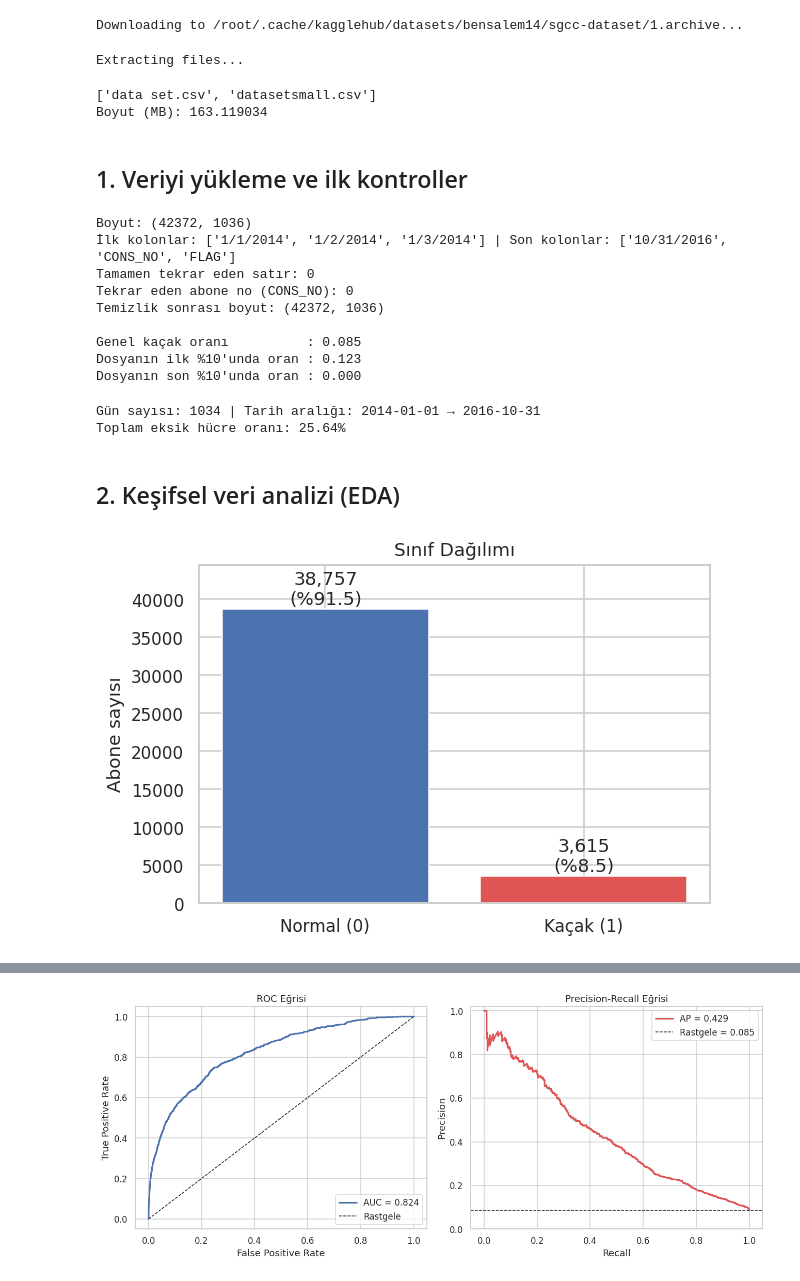
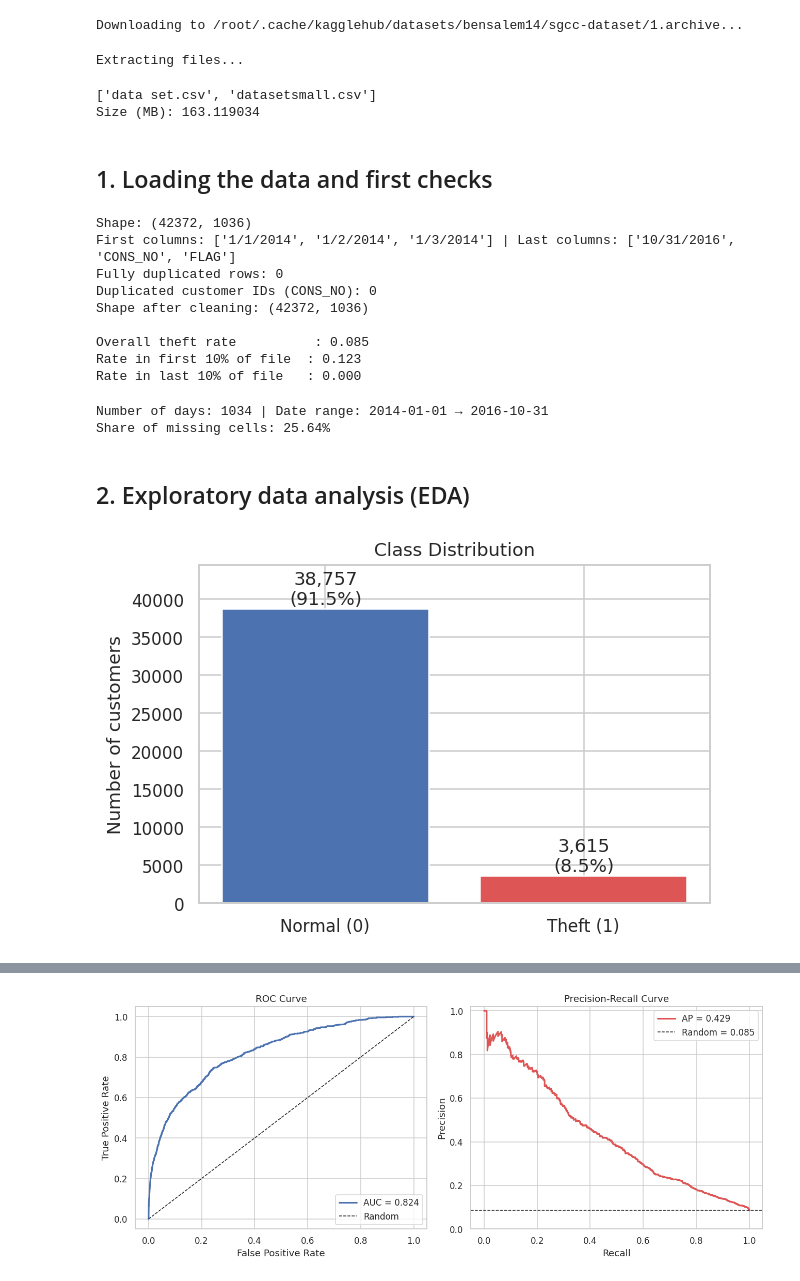
Before and after one commit to Mervecaliskann/electricity-theft-detection, a Jupyter notebook: electricity_theft_detection.ipynb, the cells around one changed output, grey strips where cells are left out. Saved outputs shown, nothing was run; the diff lists cells and outputs as text; code cells hidden in the pictures.

```diff
--- a/electricity_theft_detection.ipynb
+++ b/electricity_theft_detection.ipynb
@@ -40,7 +42,7 @@ import kagglehub
 path = kagglehub.dataset_download("bensalem14/sgcc-dataset")
 print(os.listdir(path))
 DATA_PATH = os.path.join(path, "data set.csv")
-print("Boyut (MB):", os.path.getsize(DATA_PATH) / 1e6)
+print("Size (MB):", os.path.getsize(DATA_PATH) / 1e6)
 
 IMG_DIR = 'images'
 os.makedirs(IMG_DIR, exist_ok=True)
@@ -54,66 +56,66 @@ def save_fig(name):
 Downloading to /root/.cache/kagglehub/datasets/bensalem14/sgcc-dataset/1.archive...
 Extracting files...
 ['data set.csv', 'datasetsmall.csv']
-Boyut (MB): 163.119034
+Size (MB): 163.119034
 # %% [markdown]
-## 1. Veriyi yükleme ve ilk kontroller
+## 1. Loading the data and first checks
 # %%
 data = pd.read_csv(DATA_PATH)
-print('Boyut:', data.shape)
-print('İlk kolonlar:', data.columns[:3].tolist(), '| Son kolonlar:', data.columns[-3:].tolist())
+print('Shape:', data.shape)
+print('First columns:', data.columns[:3].tolist(), '| Last columns:', data.columns[-3:].tolist())
 
-# Tekrar eden kayıtlar
-print('Tamamen tekrar eden satır:', data.duplicated().sum())
+# Duplicate records
+print('Fully duplicated rows:', data.duplicated().sum())
 data = data.drop_duplicates()
-print('Tekrar eden abone no (CONS_NO):', data['CONS_NO'].duplicated().sum())
+print('Duplicated customer IDs (CONS_NO):', data['CONS_NO'].duplicated().sum())
 data = data.drop_duplicates(subset='CONS_NO', keep='first').reset_index(drop=True)
-print('Temizlik sonrası boyut:', data.shape)
+print('Shape after cleaning:', data.shape)
 
-# Dosyanın FLAG'e göre sıralı olup olmadığı:
-# Sıralıysa, satırlar arası (axis=0) interpolasyon etiket bilgisini modele sızdırır.
+# Is the file sorted by FLAG?
+# If it is, interpolating across rows (axis=0) would leak label information into the model.
 n = len(data) // 10
-print(f"\nGenel kaçak oranı          : {data['FLAG'].mean():.3f}")
-print(f"Dosyanın ilk %10'unda oran : {data['FLAG'].iloc[:n].mean():.3f}")
-print(f"Dosyanın son %10'unda oran : {data['FLAG'].iloc[-n:].mean():.3f}")
+print(f"\nOverall theft rate          : {data['FLAG'].mean():.3f}")
+print(f"Rate in first 10% of file  : {data['FLAG'].iloc[:n].mean():.3f}")
+print(f"Rate in last 10% of file   : {data['FLAG'].iloc[-n:].mean():.3f}")
 # %% [output]
-Boyut: (42372, 1036)
-İlk kolonlar: ['1/1/2014', '1/2/2014', '1/3/2014'] | Son kolonlar: ['10/31/2016', 'CONS_NO', 'FLAG']
-Tamamen tekrar eden satır: 0
-Tekrar eden abone no (CONS_NO): 0
-Temizlik sonrası boyut: (42372, 1036)
+Shape: (42372, 1036)
+First columns: ['1/1/2014', '1/2/2014', '1/3/2014'] | Last columns: ['10/31/2016', 'CONS_NO', 'FLAG']
+Fully duplicated rows: 0
+Duplicated customer IDs (CONS_NO): 0
+Shape after cleaning: (42372, 1036)
 
-Genel kaçak oranı          : 0.085
-Dosyanın ilk %10'unda oran : 0.123
-Dosyanın son %10'unda oran : 0.000
+Overall theft rate          : 0.085
+Rate in first 10% of file  : 0.123
+Rate in last 10% of file   : 0.000
 # %%
 y = data['FLAG'].astype(int)
 cons_no = data['CONS_NO'].astype(str)
 
 X_raw = data.drop(columns=['CONS_NO', 'FLAG'])
 X_raw.columns = pd.to_datetime(X_raw.columns, format='%m/%d/%Y')
-X_raw = X_raw.sort_index(axis=1)          # güvenlik için kronolojik sıralama
+X_raw = X_raw.sort_index(axis=1)          # sort chronologically, to be safe
 X_raw = X_raw.astype(float)
 
-print('Gün sayısı:', X_raw.shape[1], '| Tarih aralığı:', X_raw.columns.min().date(), '→', X_raw.columns.max().date())
-print('Toplam eksik hücre oranı: %.2f%%' % (100 * X_raw.isna().values.mean()))
+print('Number of days:', X_raw.shape[1], '| Date range:', X_raw.columns.min().date(), '→', X_raw.columns.max().date())
+print('Share of missing cells: %.2f%%' % (100 * X_raw.isna().values.mean()))
 # %% [output]
-Gün sayısı: 1034 | Tarih aralığı: 2014-01-01 → 2016-10-31
-Toplam eksik hücre oranı: 25.64%
+Number of days: 1034 | Date range: 2014-01-01 → 2016-10-31
+Share of missing cells: 25.64%
 # %% [markdown]
-## 2. Keşifsel veri analizi (EDA)
+## 2. Exploratory data analysis (EDA)
 # %%
-# 2.1 Sınıf dağılımı
+# 2.1 Class distribution
 counts = y.value_counts().sort_index()
 fig, ax = plt.subplots(figsize=(6, 4))
-bars = ax.bar(['Normal (0)', 'Kaçak (1)'], counts.values, color=['#4C72B0', '#DD5555'])
+bars = ax.bar(['Normal (0)', 'Theft (1)'], counts.values, color=['#4C72B0', '#DD5555'])
 for b, v in zip(bars, counts.values):
-    ax.text(b.get_x() + b.get_width() / 2, v, f'{v:,}\n(%{100 * v / counts.sum():.1f})',
+    ax.text(b.get_x() + b.get_width() / 2, v, f'{v:,}\n({100 * v / counts.sum():.1f}%)',
             ha='center', va='bottom')
-ax.set_title('Sınıf Dağılımı')
-ax.set_ylabel('Abone sayısı')
+ax.set_title('Class Distribution')
+ax.set_ylabel('Number of customers')
 ax.set_ylim(0, counts.max() * 1.15)
 save_fig('01_class_distribution')
 plt.show()
 # %% [output]
-[figure, old version]
+[figure, new version]
 # %%
```
Also changed, not shown: parts of 31 cells of this notebook, 1 other file.
